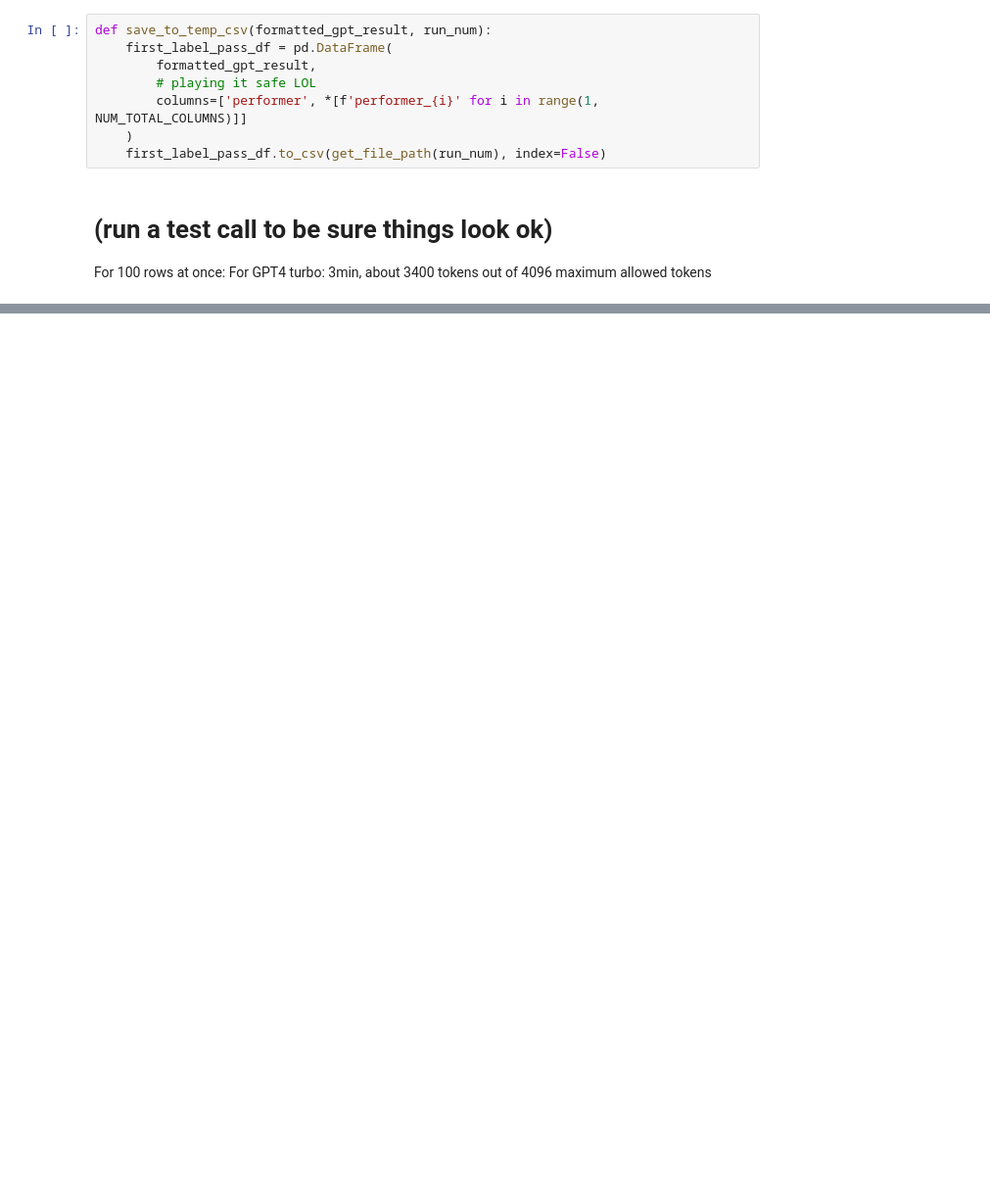
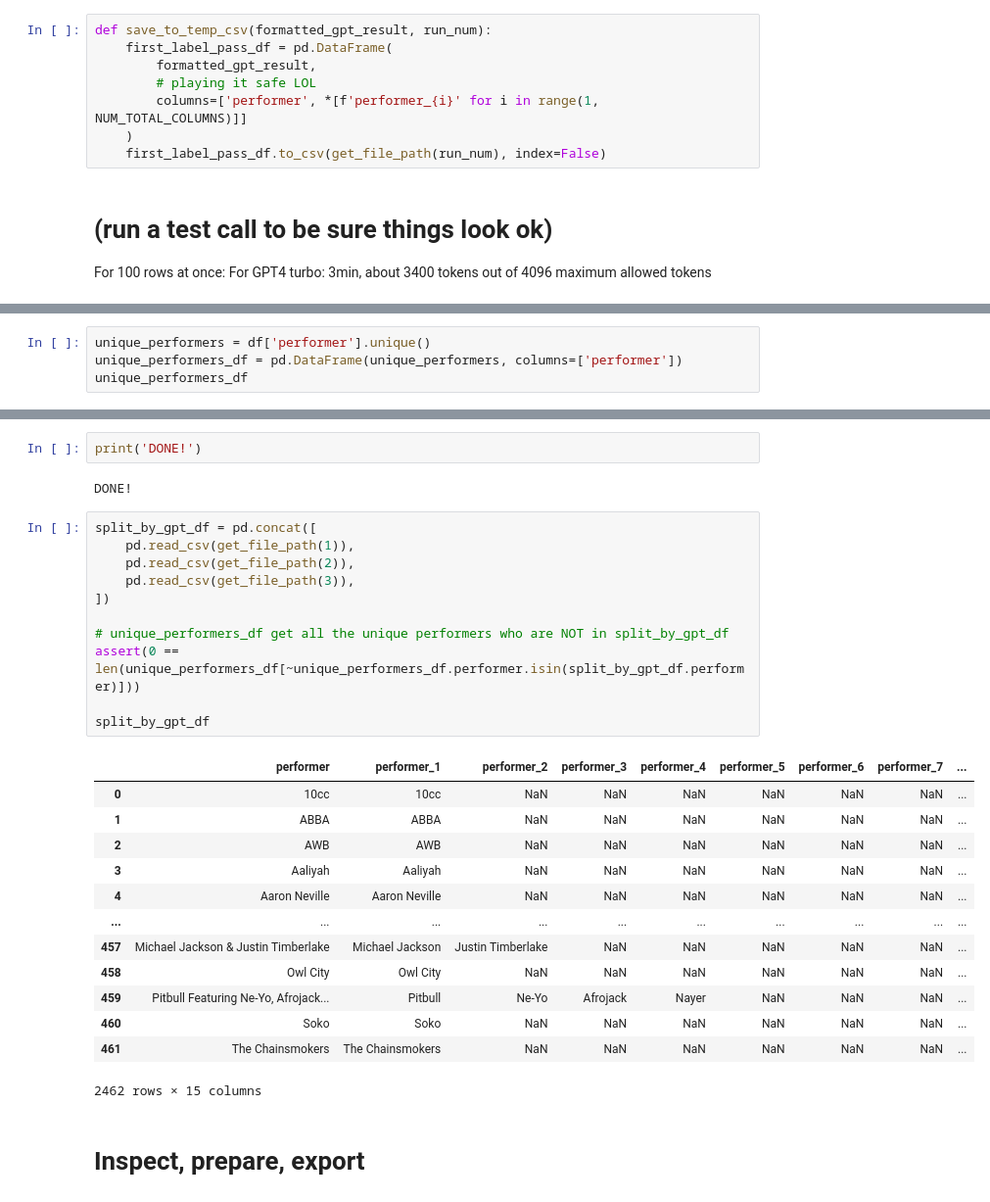
Before and after one commit to davidnmora/billboard-lyric-exploration, a Jupyter notebook: 22.3 Parse performer field to split out individual performers.ipynb, the cells around one changed output, grey strips where cells are left out. Shown at 98% size. Drawn from its saved outputs; the diff is of its cells as text; blank space fills up the shorter version.

Commit message:
Use GPT4 to split, format output and export

```diff
--- a/22.3 Parse performer field to split out individual performers.ipynb
+++ b/22.3 Parse performer field to split out individual performers.ipynb
@@ -292,0 +269,4 @@ pd.read_csv(get_file_path(TEST_POSTFIX))
+# %%
+unique_performers = df['performer'].unique()
+unique_performers_df = pd.DataFrame(unique_performers, columns=['performer'])
+unique_performers_df
@@ -292,0 +308,31 @@ pd.read_csv(get_file_path(TEST_POSTFIX))
+# %%
+print('DONE!')
+# %% [output]
+DONE!
+# %%
+split_by_gpt_df = pd.concat([
+    pd.read_csv(get_file_path(1)),
+    pd.read_csv(get_file_path(2)),
+    pd.read_csv(get_file_path(3)),
+])
+
+# unique_performers_df get all the unique performers who are NOT in split_by_gpt_df
+assert(0 == len(unique_performers_df[~unique_performers_df.performer.isin(split_by_gpt_df.performer)]))
+
+split_by_gpt_df
+# %% [output]
+|  | performer | performer_1 | performer_2 | performer_3 | performer_4 | performer_5 | performer_6 | performer_7 | ... |
+| 0 | 10cc | 10cc | NaN | NaN | NaN | NaN | NaN | NaN | ... |
+| 1 | ABBA | ABBA | NaN | NaN | NaN | NaN | NaN | NaN | ... |
+| 2 | AWB | AWB | NaN | NaN | NaN | NaN | NaN | NaN | ... |
+| 3 | Aaliyah | Aaliyah | NaN | NaN | NaN | NaN | NaN | NaN | ... |
+| 4 | Aaron Neville | Aaron Neville | NaN | NaN | NaN | NaN | NaN | NaN | ... |
+| ... | ... | ... | ... | ... | ... | ... | ... | ... | ... |
+| 457 | Michael Jackson & Justin Timberlake | Michael Jackson | Justin Timberlake | NaN | NaN | NaN | NaN | NaN | ... |
+| 458 | Owl City | Owl City | NaN | NaN | NaN | NaN | NaN | NaN | ... |
+| 459 | Pitbull Featuring Ne-Yo, Afrojack... | Pitbull | Ne-Yo | Afrojack | Nayer | NaN | NaN | NaN | ... |
+| 460 | Soko | Soko | NaN | NaN | NaN | NaN | NaN | NaN | ... |
+| 461 | The Chainsmokers | The Chainsmokers | NaN | NaN | NaN | NaN | NaN | NaN | ... |
+2462 rows × 15 columns
+# %% [markdown]
+# Inspect, prepare, export
```
Also changed, not shown: parts of 15 cells of this notebook.
